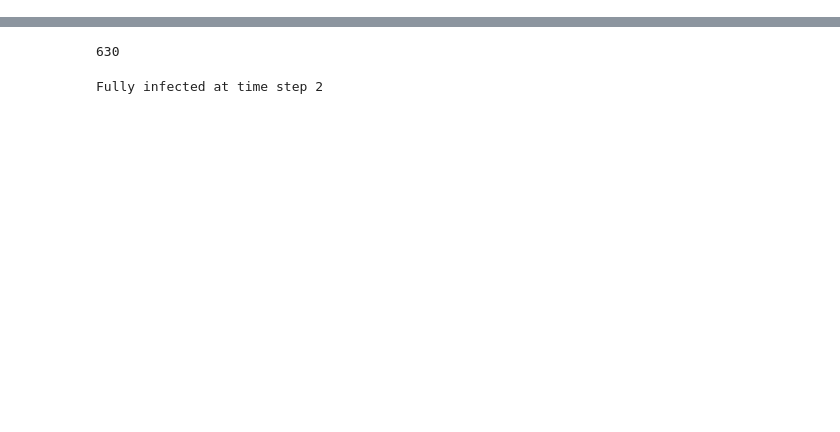
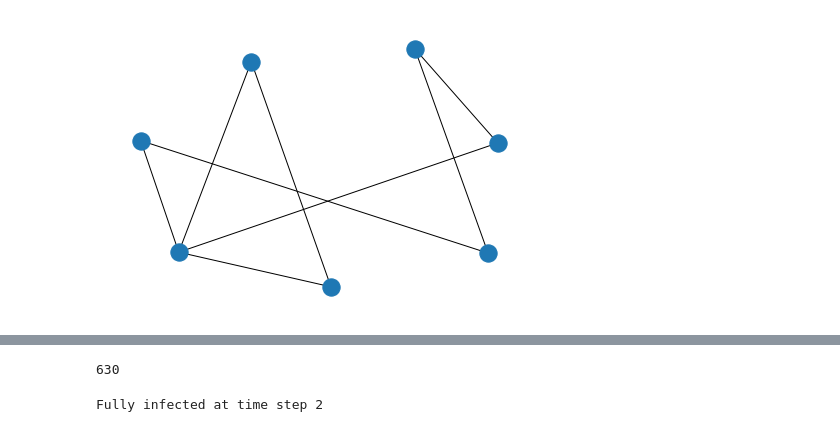
Before and after one commit to BolongZh/caPercolation, a Jupyter notebook: sim_general_H.ipynb, the cells around one changed output, grey strips where cells are left out. Cells and saved outputs as stored; diff of their text form; code cells hidden in the pictures; blank space fills up the shorter version.

```diff
--- a/sim_general_H.ipynb
+++ b/sim_general_H.ipynb
@@ -16 +22,5 @@ G.add_edges_from(k_n.edges, color = "black")
+# %%
+nx.draw(ER,pos=layout)
+# %% [output]
+[figure, added]
 # %%
```
Also changed, not shown: parts of 11 cells of this notebook.
